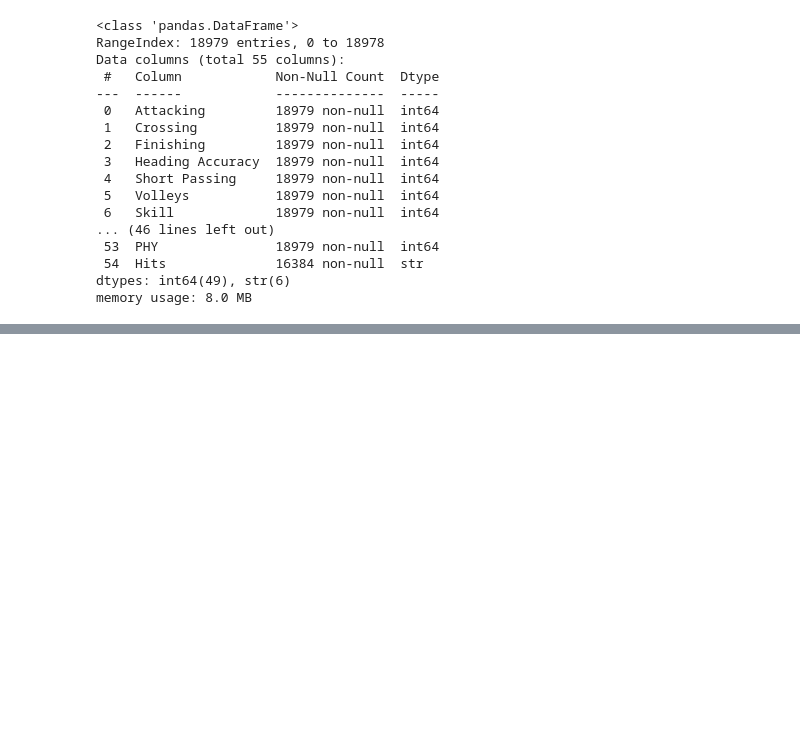
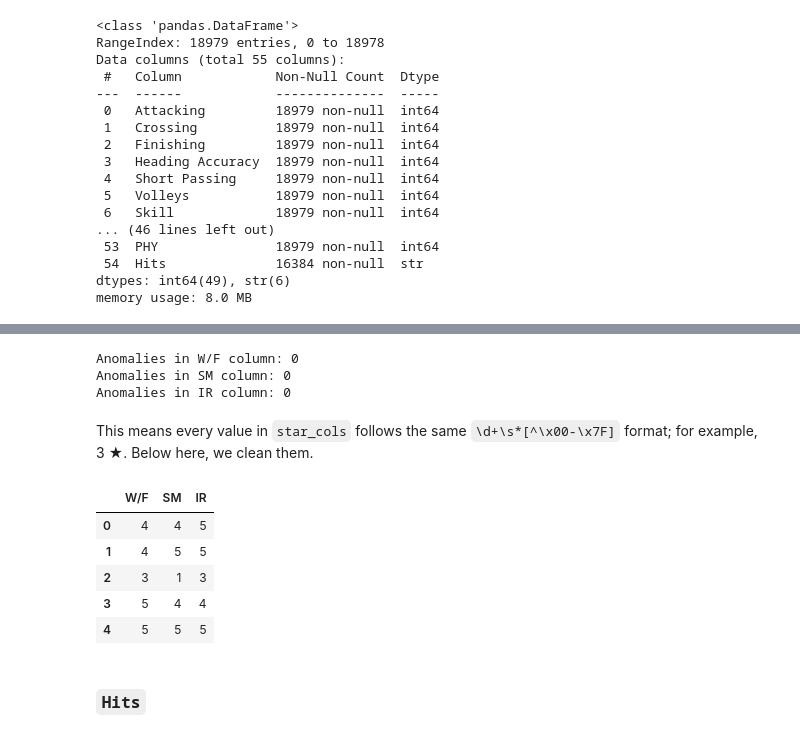
Before and after one commit to Gerum-Berhanu/data-cleaning, a Jupyter notebook: projects/04_fifa_21/data_cleaning.ipynb, the cells around one changed output, grey strips where cells are left out. Cells and saved outputs as stored; diff of their text form; code cells hidden in the pictures; blank space fills up the shorter version.

Commit message:
cleaned star cols

```diff
--- a/projects/04_fifa_21/data_cleaning.ipynb
+++ b/projects/04_fifa_21/data_cleaning.ipynb
@@ -628,0 +669,26 @@ memory usage: 8.0 MB
+# %%
+star_cols = ["W/F", "SM", "IR"]
+
+for col in star_cols:
+    col_mask = df_stat[col].str.match(r"\d+\s*[^\x00-\x7F]")
+    print(f"Anomalies in {col} column:", (~col_mask).sum())
+# %% [output]
+Anomalies in W/F column: 0
+Anomalies in SM column: 0
+Anomalies in IR column: 0
+# %% [markdown]
+This means every value in `star_cols` follows the same `\d+\s*[^\x00-\x7F]` format; for example, 3 ★. Below here, we clean them.
+# %%
+for col in star_cols:
+    df_stat[col] = df_stat[col].str.replace(r"(\d+)\s*[^\x00-\x7F]", r"\1", regex=True).astype("int64")
+
+display(df_stat[star_cols].head())
+# %% [output]
+|  | W/F | SM | IR |
+| 0 | 4 | 4 | 5 |
+| 1 | 4 | 5 | 5 |
+| 2 | 3 | 1 | 3 |
+| 3 | 5 | 4 | 4 |
+| 4 | 5 | 5 | 5 |
+# %% [markdown]
+### `Hits`
```
Also changed, not shown: parts of 4 cells of this notebook.
